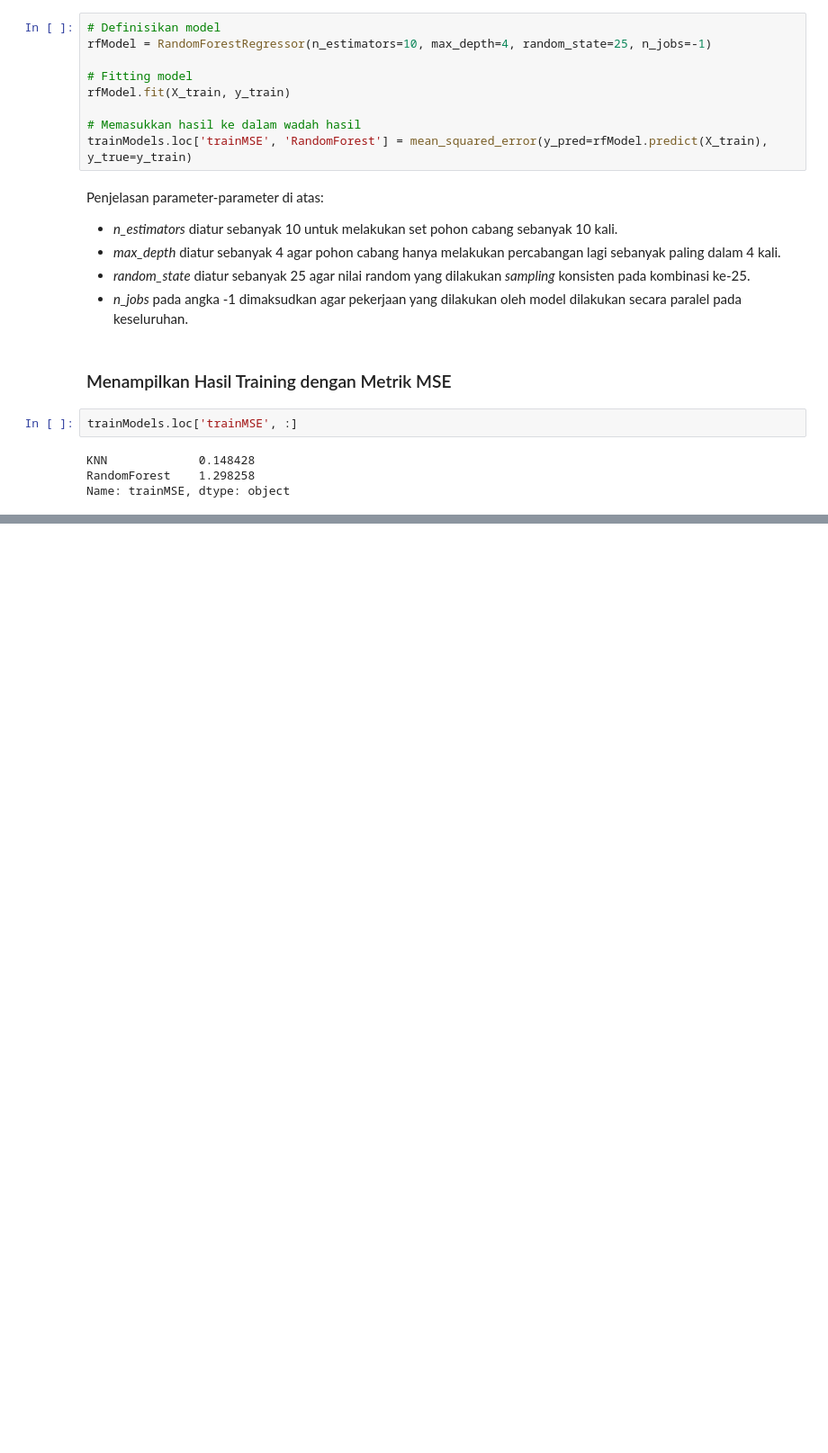
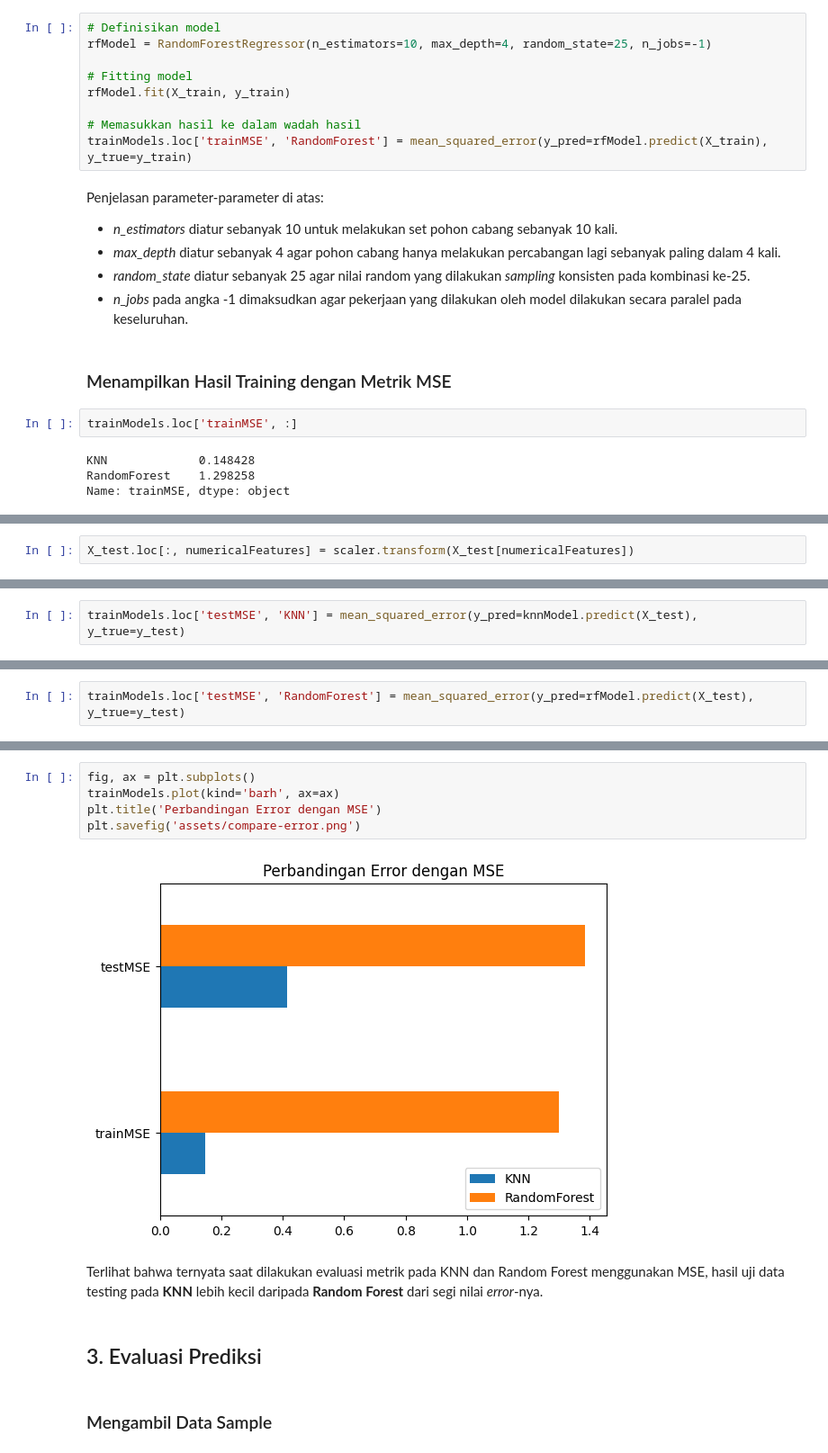
Before and after one commit to ishala/obesity-analysis-and-recommender-system, a Jupyter notebook: Submission 1/analisis.ipynb, the cells around one changed output, grey strips where cells are left out. Shown at 90% size. Drawn from its saved outputs; the diff is of its cells as text; blank space fills up the shorter version.

```diff
--- a/Submission 1/analisis.ipynb
+++ b/Submission 1/analisis.ipynb
@@ -830,0 +847,2 @@ Name: trainMSE, dtype: object
+# %%
+X_test.loc[:, numericalFeatures] = scaler.transform(X_test[numericalFeatures])
@@ -830,0 +871,2 @@ Name: trainMSE, dtype: object
+# %%
+trainModels.loc['testMSE', 'KNN'] = mean_squared_error(y_pred=knnModel.predict(X_test), y_true=y_test)
@@ -830,0 +875,2 @@ Name: trainMSE, dtype: object
+# %%
+trainModels.loc['testMSE', 'RandomForest'] = mean_squared_error(y_pred=rfModel.predict(X_test), y_true=y_test)
@@ -830,0 +885,13 @@ Name: trainMSE, dtype: object
+# %%
+fig, ax = plt.subplots()
+trainModels.plot(kind='barh', ax=ax)
+plt.title('Perbandingan Error dengan MSE')
+plt.savefig('assets/compare-error.png')
+# %% [output]
+[figure, added]
+# %% [markdown]
+Terlihat bahwa ternyata saat dilakukan evaluasi metrik pada KNN dan Random Forest menggunakan MSE, hasil uji data testing pada **KNN** lebih kecil daripada **Random Forest** dari segi nilai *error*-nya.
+# %% [markdown]
+## 3. Evaluasi Prediksi
+# %% [markdown]
+### Mengambil Data Sample
```
Also changed, not shown: parts of 21 cells of this notebook, 4 other files.
